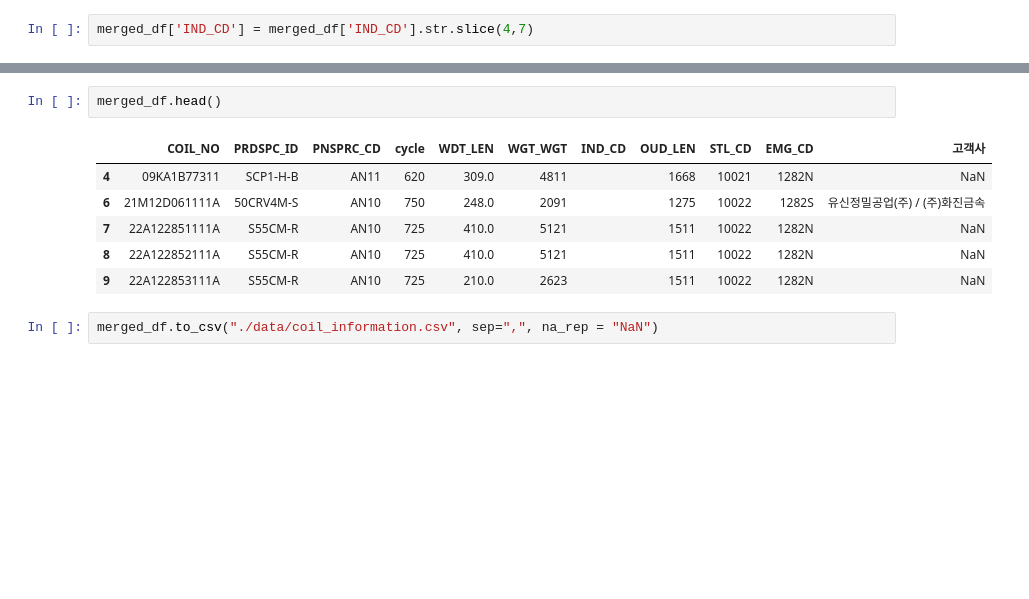
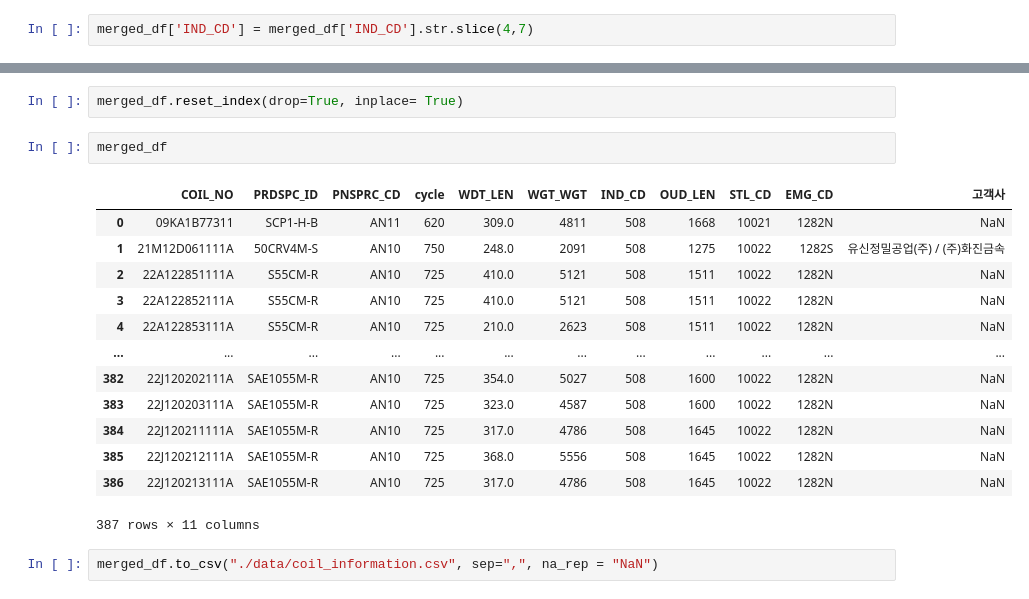
Before and after one commit to ppurify/DK, a Jupyter notebook: generate_dataframe.ipynb, the cells around one changed output, grey strips where cells are left out. Drawn from its saved outputs; the diff is of its cells as text; blank space fills up the shorter version.

Commit message:
create dataframe

```diff
--- a/generate_dataframe.ipynb
+++ b/generate_dataframe.ipynb
@@ -268,13 +269,22 @@ merged_df["IND_CD"].value_counts()
 Name: IND_CD, dtype: int64
+# %%
+merged_df.reset_index(drop=True, inplace= True)
 # %%
-merged_df.head()
+merged_df
 # %% [output]
 |  | COIL_NO | PRDSPC_ID | PNSPRC_CD | cycle | WDT_LEN | WGT_WGT | IND_CD | OUD_LEN | STL_CD | EMG_CD | 고객사 |
-| 4 | 09KA1B77311 | SCP1-H-B | AN11 | 620 | 309.0 | 4811 |  | 1668 | 10021 | 1282N | NaN |
-| 6 | 21M12D061111A | 50CRV4M-S | AN10 | 750 | 248.0 | 2091 |  | 1275 | 10022 | 1282S | 유신정밀공업(주) / (주)화진금속 |
-| 7 | 22A122851111A | S55CM-R | AN10 | 725 | 410.0 | 5121 |  | 1511 | 10022 | 1282N | NaN |
-| 8 | 22A122852111A | S55CM-R | AN10 | 725 | 410.0 | 5121 |  | 1511 | 10022 | 1282N | NaN |
-| 9 | 22A122853111A | S55CM-R | AN10 | 725 | 210.0 | 2623 |  | 1511 | 10022 | 1282N | NaN |
+| 0 | 09KA1B77311 | SCP1-H-B | AN11 | 620 | 309.0 | 4811 | 508 | 1668 | 10021 | 1282N | NaN |
+| 1 | 21M12D061111A | 50CRV4M-S | AN10 | 750 | 248.0 | 2091 | 508 | 1275 | 10022 | 1282S | 유신정밀공업(주) / (주)화진금속 |
+| 2 | 22A122851111A | S55CM-R | AN10 | 725 | 410.0 | 5121 | 508 | 1511 | 10022 | 1282N | NaN |
+| 3 | 22A122852111A | S55CM-R | AN10 | 725 | 410.0 | 5121 | 508 | 1511 | 10022 | 1282N | NaN |
+| 4 | 22A122853111A | S55CM-R | AN10 | 725 | 210.0 | 2623 | 508 | 1511 | 10022 | 1282N | NaN |
+| ... | ... | ... | ... | ... | ... | ... | ... | ... | ... | ... | ... |
+| 382 | 22J120202111A | SAE1055M-R | AN10 | 725 | 354.0 | 5027 | 508 | 1600 | 10022 | 1282N | NaN |
+| 383 | 22J120203111A | SAE1055M-R | AN10 | 725 | 323.0 | 4587 | 508 | 1600 | 10022 | 1282N | NaN |
+| 384 | 22J120211111A | SAE1055M-R | AN10 | 725 | 317.0 | 4786 | 508 | 1645 | 10022 | 1282N | NaN |
+| 385 | 22J120212111A | SAE1055M-R | AN10 | 725 | 368.0 | 5556 | 508 | 1645 | 10022 | 1282N | NaN |
+| 386 | 22J120213111A | SAE1055M-R | AN10 | 725 | 317.0 | 4786 | 508 | 1645 | 10022 | 1282N | NaN |
+387 rows × 11 columns
 # %%
 merged_df.to_csv("./data/coil_information.csv", sep=",", na_rep = "NaN")
 # %% [markdown]
```
Also changed, not shown: parts of 3 cells of this notebook.
